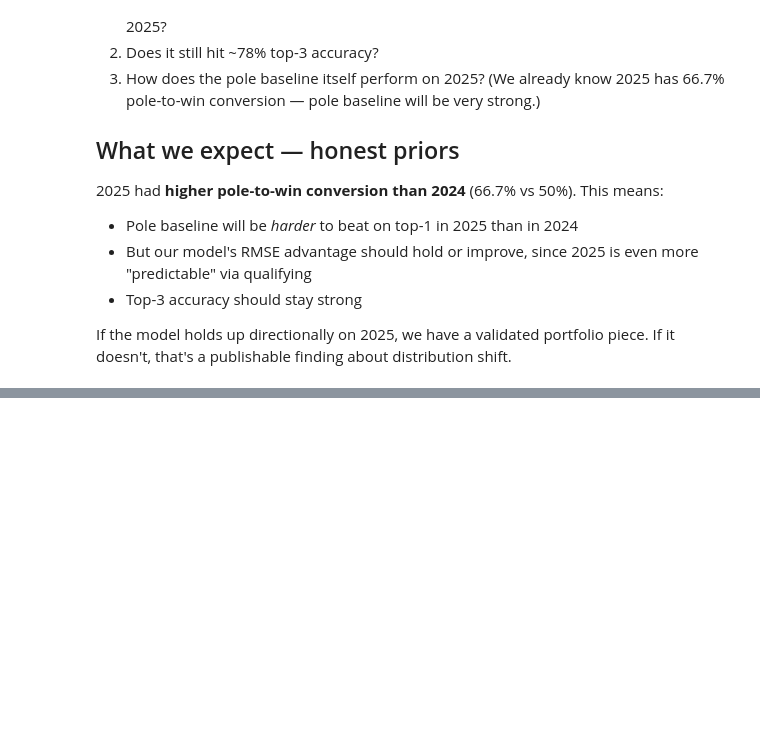
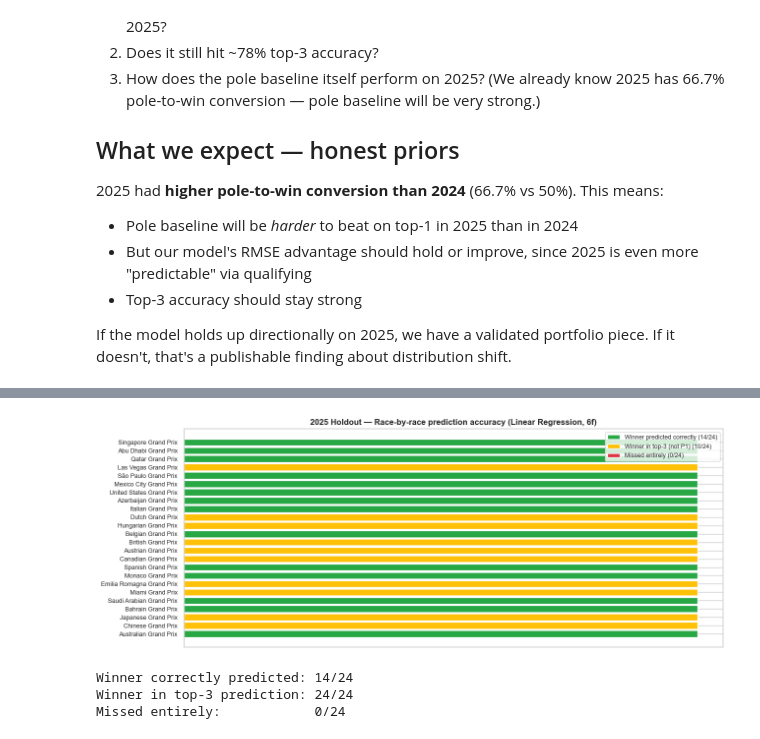
Before and after one commit to Om-Ravindra-Patil/F1-Race-Predictor, a Jupyter notebook: notebooks/05_validation_2025.ipynb, the cells around one changed output, grey strips where cells are left out. Saved outputs shown, nothing was run; the diff lists cells and outputs as text; code cells hidden in the pictures; blank space fills up the shorter version.

```diff
--- a/notebooks/05_validation_2025.ipynb
+++ b/notebooks/05_validation_2025.ipynb
@@ -56,0 +132,20 @@ print(f"Project root: {PROJECT_ROOT}")
+# %%
+# Baseline: pole-sitter wins
+results_pole_2025 = evaluate_predictions(
+    y_test, test_df["QualifyingPosition"].values, race_ids_test,
+    label="Baseline (pole) — 2025"
+)
+
+# Final model: 6-feature linear regression (re-trained on 2022-2024 this time)
+scaler = StandardScaler()
+X_train_scaled = scaler.fit_transform(X_train)
+X_test_scaled = scaler.transform(X_test)
+
+lr_final = LinearRegression()
+lr_final.fit(X_train_scaled, y_train)
+y_pred_lr_2025 = lr_final.predict(X_test_scaled)
+
+results_lr_2025 = evaluate_predictions(
+    y_test, y_pred_lr_2025, race_ids_test,
+    label="Linear Regression (6f) — 2025"
+)
@@ -56,0 +198,59 @@ print(f"Project root: {PROJECT_ROOT}")
+# %%
+def per_race_accuracy(y_true, y_pred, race_ids, eventnames):
+    eval_df = pd.DataFrame({
+        "race_id": race_ids.values,
+        "eventname": eventnames.values,
+        "y_true": y_true.values,
+        "y_pred": y_pred,
+    })
+    eval_df["pred_rank"] = eval_df.groupby("race_id")["y_pred"].rank(method="min")
+    eval_df["true_rank"] = eval_df.groupby("race_id")["y_true"].rank(method="min")
+
+    races = []
+    for race_id in eval_df["race_id"].unique():
+        sub = eval_df[eval_df["race_id"] == race_id]
+        actual_winner = sub[sub["true_rank"] == 1]["y_true"].iloc[0]
+        predicted_winner_position = sub[sub["pred_rank"] == 1]["y_true"].iloc[0]
+        actual_winner_in_top3 = sub[sub["pred_rank"] <= 3]["y_true"].min() == actual_winner
+        races.append({
+            "race_id": race_id,
+            "event": sub["eventname"].iloc[0],
+            "winner_correct": predicted_winner_position == actual_winner,
+            "top3_hit": actual_winner_in_top3,
+        })
+    return pd.DataFrame(races)
+
+race_accuracy_2025 = per_race_accuracy(
+    y_test, y_pred_lr_2025, race_ids_test, test_df["EventName"]
+)
+
+fig, ax = plt.subplots(figsize=(13, 5))
+y_pos = range(len(race_accuracy_2025))
+colors = ["#28a745" if w else ("#ffc107" if t else "#dc3545")
+          for w, t in zip(race_accuracy_2025["winner_correct"], race_accuracy_2025["top3_hit"])]
+ax.barh(y_pos, [1] * len(race_accuracy_2025), color=colors, edgecolor="white", linewidth=1)
+ax.set_yticks(y_pos)
+ax.set_yticklabels(race_accuracy_2025["event"], fontsize=9)
+ax.set_xticks([])
+ax.set_title("2025 Holdout — Race-by-race prediction accuracy (Linear Regression, 6f)",
+             fontsize=12, fontweight="bold")
+
+from matplotlib.patches import Patch
+legend_elements = [
+    Patch(facecolor="#28a745", label=f"Winner predicted correctly ({race_accuracy_2025['winner_correct'].sum()}/24)"),
+    Patch(facecolor="#ffc107", label=f"Winner in top-3 (not P1) ({(race_accuracy_2025['top3_hit'] & ~race_accuracy_2025['winner_correct']).sum()}/24)"),
+    Patch(facecolor="#dc3545", label=f"Missed entirely ({(~race_accuracy_2025['top3_hit']).sum()}/24)"),
+]
+ax.legend(handles=legend_elements, loc="upper right", fontsize=9)
+plt.tight_layout()
+plt.savefig(PROJECT_ROOT / "notebooks" / "chart_2025_race_accuracy.png", dpi=120, bbox_inches="tight")
+plt.show()
+
+print(f"\nWinner correctly predicted: {race_accuracy_2025['winner_correct'].sum()}/24")
+print(f"Winner in top-3 prediction: {race_accuracy_2025['top3_hit'].sum()}/24")
+print(f"Missed entirely:            {(~race_accuracy_2025['top3_hit']).sum()}/24")
+# %% [output]
+[figure, added]
+Winner correctly predicted: 14/24
+Winner in top-3 prediction: 24/24
+Missed entirely:            0/24
```
Also changed, not shown: parts of 6 cells of this notebook, 1 other file.
